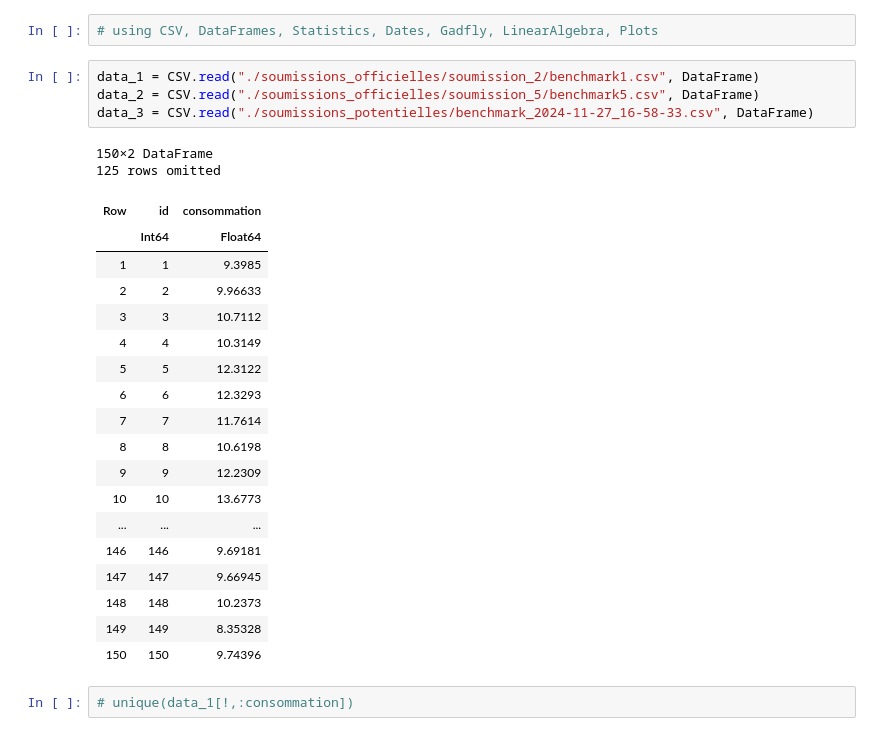
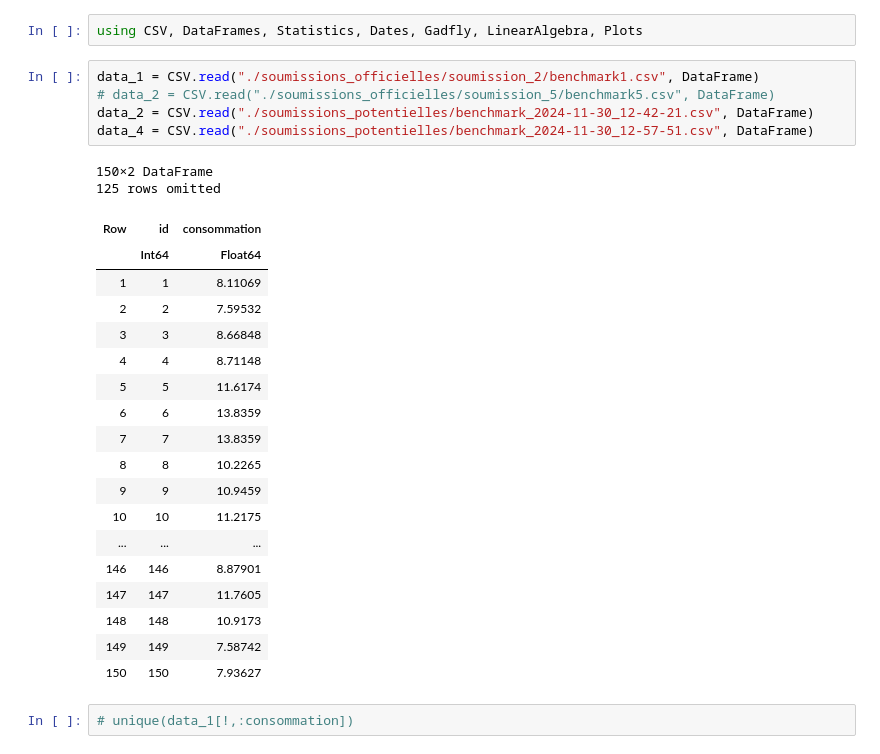
Before and after one commit to Antoine-Lafrance/concours-mth3302, a Jupyter notebook: eval.ipynb, the cells around one changed output. Cells and saved outputs as stored; diff of their text form.

```diff
--- a/eval.ipynb
+++ b/eval.ipynb
@@ -3,29 +7,30 @@
 # %%
-# using CSV, DataFrames, Statistics, Dates, Gadfly, LinearAlgebra, Plots
+using CSV, DataFrames, Statistics, Dates, Gadfly, LinearAlgebra, Plots
 # %%
 data_1 = CSV.read("./soumissions_officielles/soumission_2/benchmark1.csv", DataFrame)
-data_2 = CSV.read("./soumissions_officielles/soumission_5/benchmark5.csv", DataFrame)
-data_3 = CSV.read("./soumissions_potentielles/benchmark_2024-11-27_16-58-33.csv", DataFrame)
+# data_2 = CSV.read("./soumissions_officielles/soumission_5/benchmark5.csv", DataFrame)
+data_2 = CSV.read("./soumissions_potentielles/benchmark_2024-11-30_12-42-21.csv", DataFrame)
+data_4 = CSV.read("./soumissions_potentielles/benchmark_2024-11-30_12-57-51.csv", DataFrame)
 # %% [output]
 150×2 DataFrame
 125 rows omitted
 | Row | id | consommation |
 |  | Int64 | Float64 |
-| 1 | 1 | 9.3985 |
-| 2 | 2 | 9.96633 |
-| 3 | 3 | 10.7112 |
-| 4 | 4 | 10.3149 |
-| 5 | 5 | 12.3122 |
-| 6 | 6 | 12.3293 |
-| 7 | 7 | 11.7614 |
-| 8 | 8 | 10.6198 |
-| 9 | 9 | 12.2309 |
-| 10 | 10 | 13.6773 |
+| 1 | 1 | 8.11069 |
+| 2 | 2 | 7.59532 |
+| 3 | 3 | 8.66848 |
+| 4 | 4 | 8.71148 |
+| 5 | 5 | 11.6174 |
+| 6 | 6 | 13.8359 |
+| 7 | 7 | 13.8359 |
+| 8 | 8 | 10.2265 |
+| 9 | 9 | 10.9459 |
+| 10 | 10 | 11.2175 |
 | ... | ... | ... |
-| 146 | 146 | 9.69181 |
-| 147 | 147 | 9.66945 |
-| 148 | 148 | 10.2373 |
-| 149 | 149 | 8.35328 |
-| 150 | 150 | 9.74396 |
+| 146 | 146 | 8.87901 |
+| 147 | 147 | 11.7605 |
+| 148 | 148 | 10.9173 |
+| 149 | 149 | 7.58742 |
+| 150 | 150 | 7.93627 |
 # %%
 # unique(data_1[!,:consommation])
```
Also changed, not shown: parts of 6 cells of this notebook, 4 other files.
